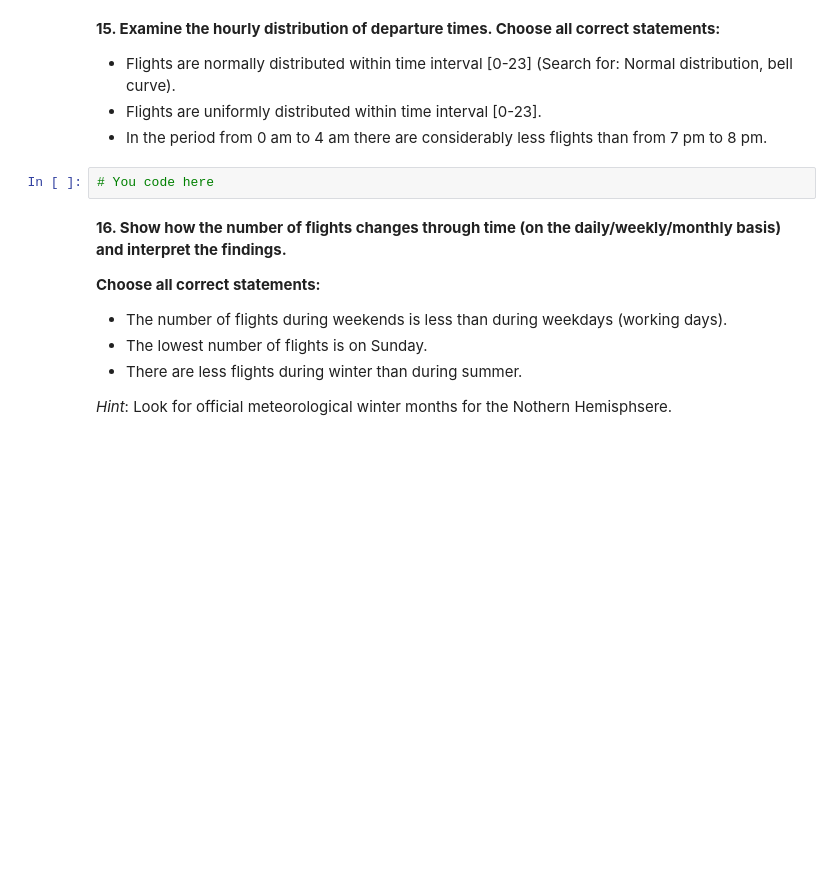
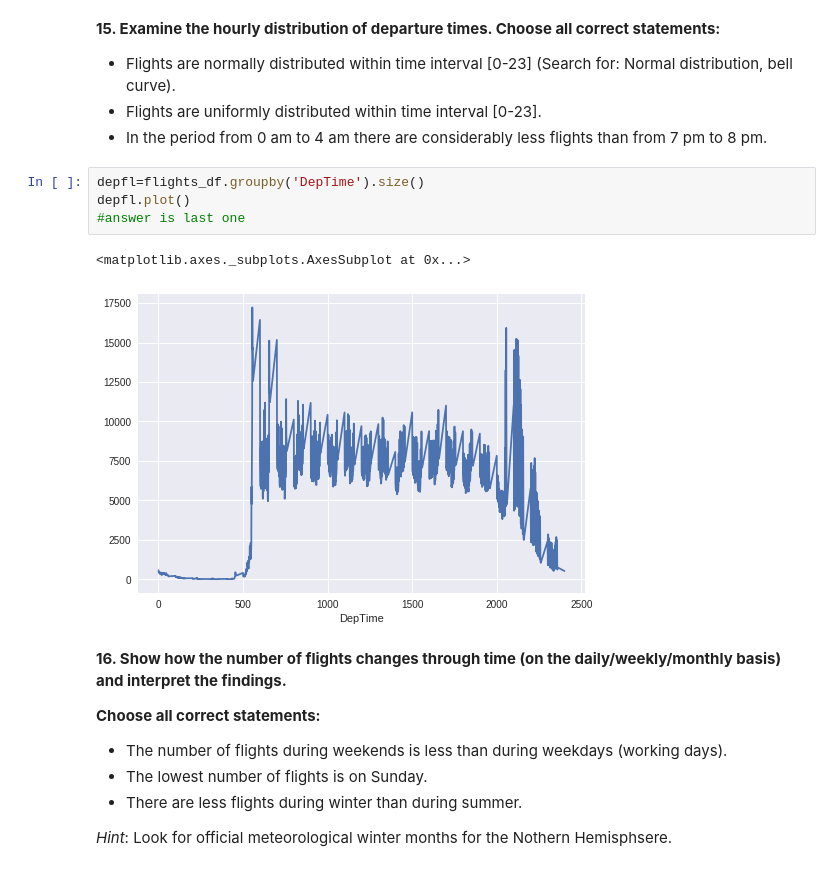
Before and after one commit to athiagarajan/usdaflightseda, a Jupyter notebook: assignment1_USA_flights_EDA.ipynb, the cells around one changed output. Drawn from its saved outputs; the diff is of its cells as text; blank space fills up the shorter version.

```diff
--- a/assignment1_USA_flights_EDA.ipynb
+++ b/assignment1_USA_flights_EDA.ipynb
@@ -573,8 +581,13 @@ _Hint_: consider only positive delays
  - Flights are normally distributed within time interval [0-23] (Search for: Normal distribution, bell curve).
  - Flights are uniformly distributed within time interval [0-23].
  - In the period from 0 am to 4 am there are considerably less flights than from 7 pm to 8 pm.
-# %%
-# You code here
+# %%
+depfl=flights_df.groupby('DepTime').size()
+depfl.plot()
+#answer is last one
+# %% [output]
+<matplotlib.axes._subplots.AxesSubplot at 0x...>
+[figure, added]
 # %% [markdown]
 **16. Show how the number of flights changes through time (on the daily/weekly/monthly basis) and interpret the findings.**
 
```
Also changed, not shown: parts of 13 cells of this notebook.
